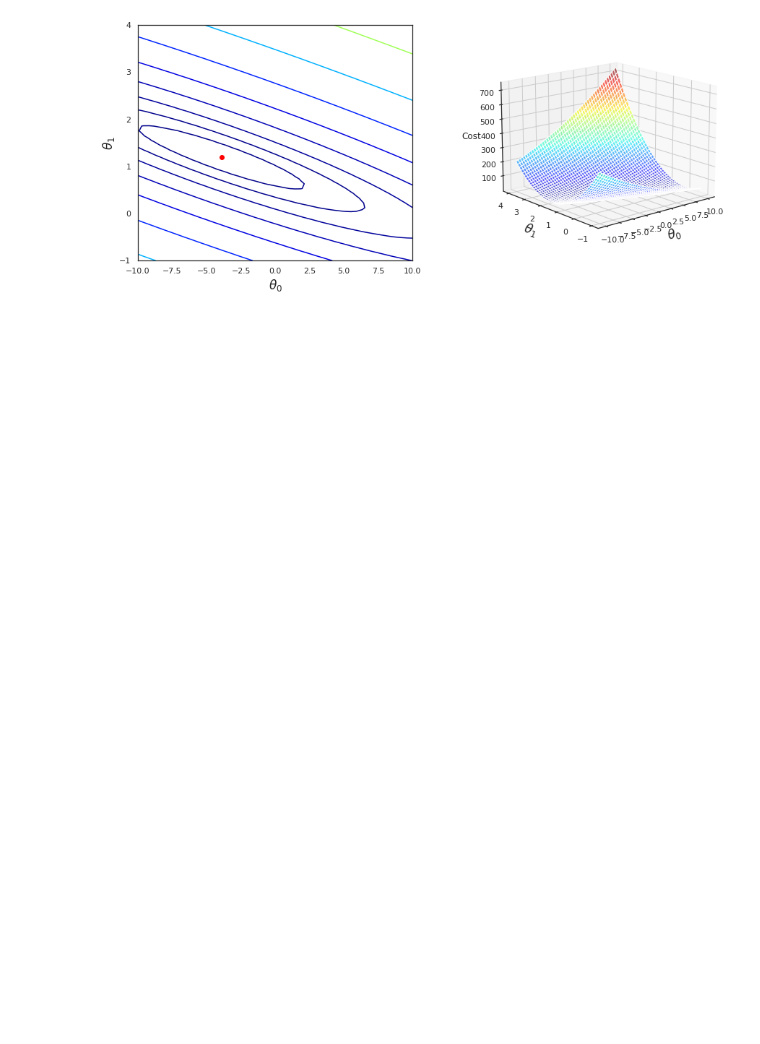
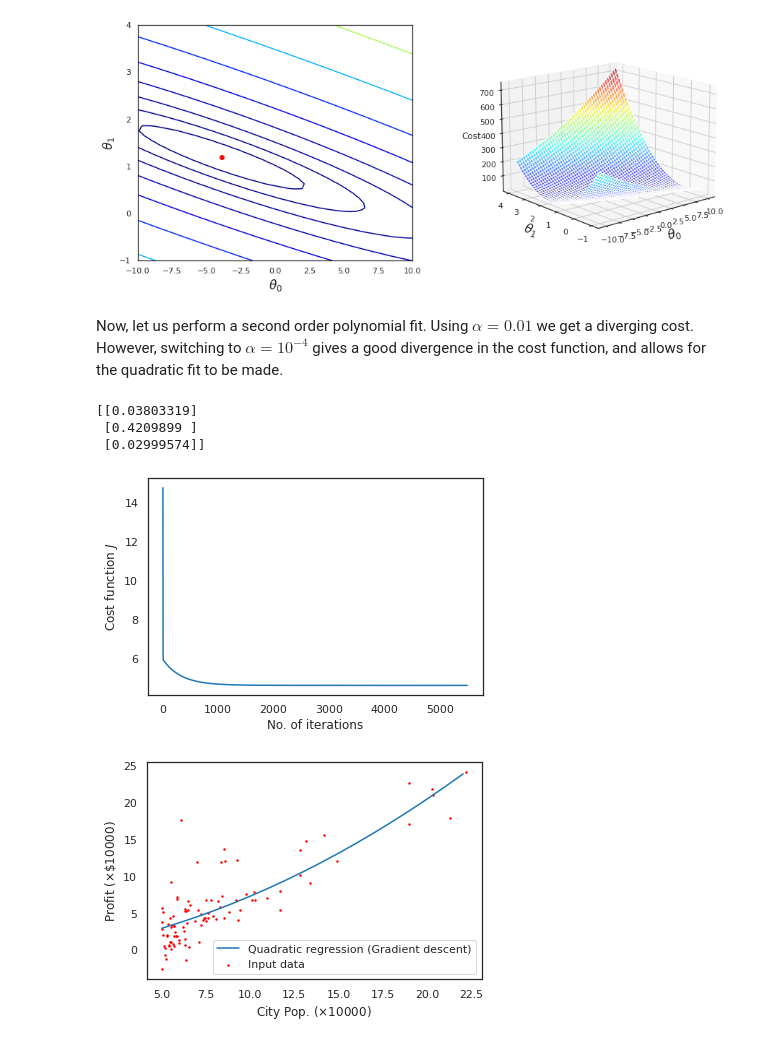
Before and after one commit to KevoSoftworks/machine_learning, a Jupyter notebook: linear_regression/assignment.ipynb, the cells around one changed output. Saved outputs shown, nothing was run; the diff lists cells and outputs as text; code cells hidden in the pictures; blank space fills up the shorter version.

Commit message:
Fix indexing issue, add quadratic fit

```diff
--- a/linear_regression/assignment.ipynb
+++ b/linear_regression/assignment.ipynb
@@ -153,3 +153,29 @@ for ax in fig.axes:
     ax.set_ylabel(r'$\theta_1$', fontsize=17)
 # %% [output]
 [figure]
+# %% [markdown]
+Now, let us perform a second order polynomial fit. Using $\alpha = 0.01$ we get a diverging cost. However, switching to $\alpha = 10^{-4}$ gives a good divergence in the cost function, and allows for the quadratic fit to be made.
+# %%
+X = np.c_[np.ones(data.shape[0]), data[:, 0], data[:, 0]**2]
+theta = np.c_[np.zeros(X.shape[1])]
+theta, Jh = gradientDescent(X, y, theta, alpha=1E-4)
+print(theta)
+
+plt.plot(range(Jh.size), Jh)
+plt.xlabel("No. of iterations")
+plt.ylabel(r"Cost function $J$")
+
+plt.figure()
+plt.scatter(X[:, 1], y, s=2, c="r", label="Input data")
+plt.xlabel(r"City Pop. $(\times 10000)$")
+plt.ylabel(r"Profit $(\times \$10000)$")
+
+xx = np.arange(np.min(X[:,1]),np.max(X[:,1]))
+plt.plot(xx, theta[0] + theta[1] * xx + theta[2] * xx**2, label='Quadratic regression (Gradient descent)')
+plt.legend(loc=4);
+# %% [output]
+[[0.03803319]
+ [0.4209899 ]
+ [0.02999574]]
+[figure, added]
+[figure, added]
```
Also changed, not shown: parts of 1 cell of this notebook.
